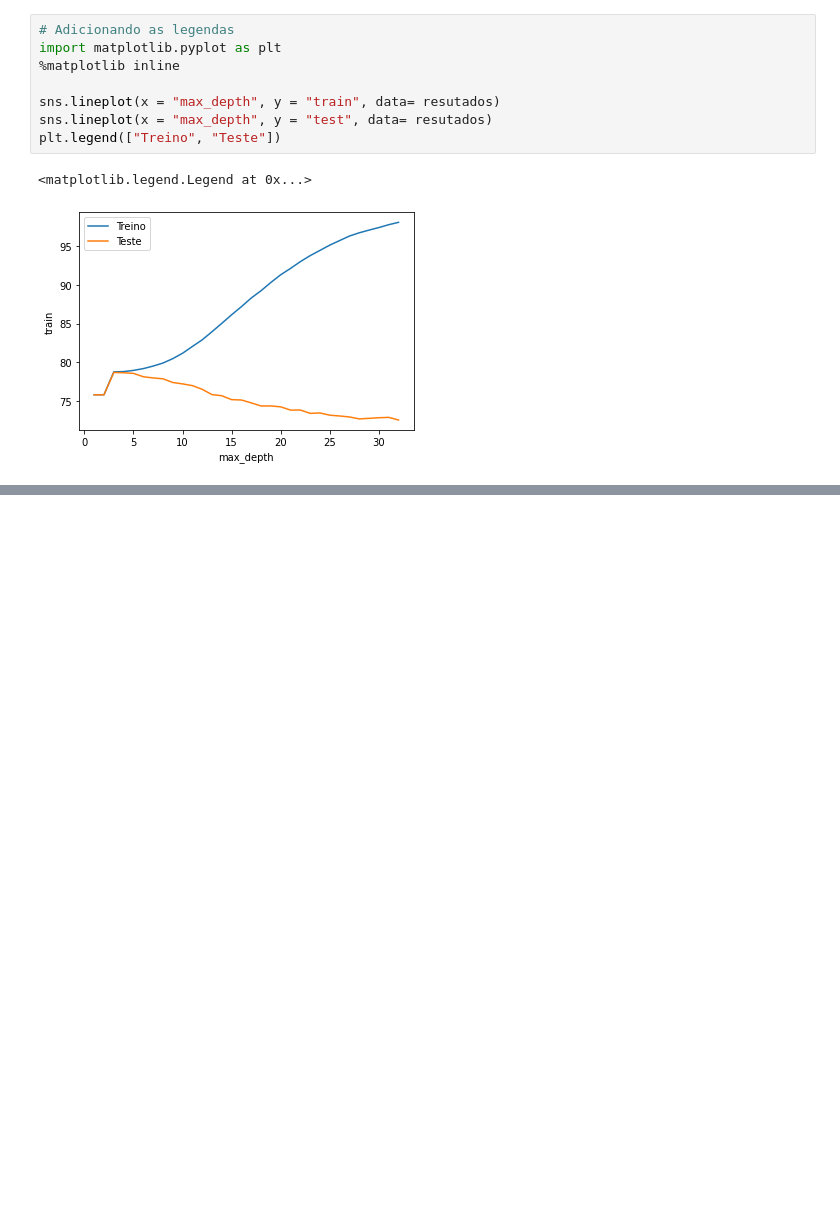
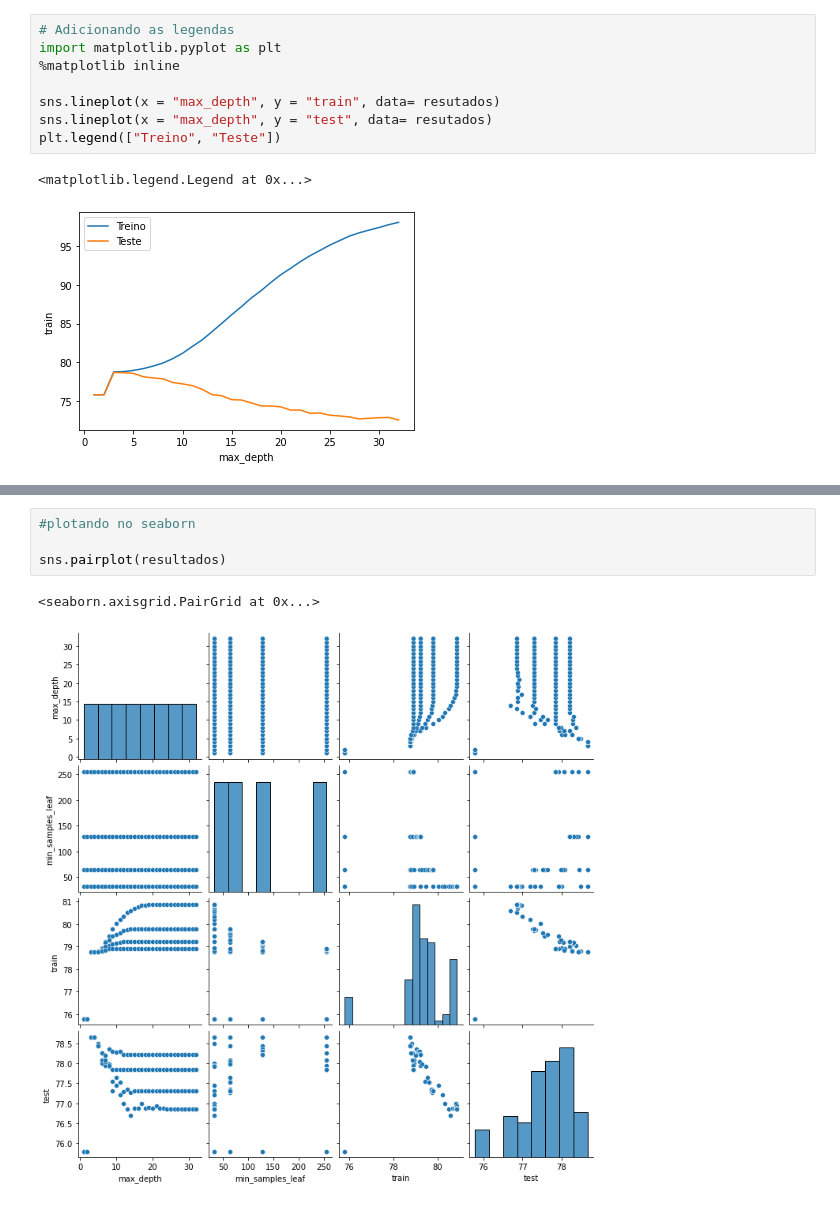
Before and after one commit to Renato-Ribeiroo/Cursos-Python, a Jupyter notebook: Curso Machine Learning/ML_Otimização de modelos atraves de hiperparametros/Otimização dos Modelos de Machine Learning.ipynb, the cells around one changed output, grey strips where cells are left out. Cells and saved outputs as stored; diff of their text form; blank space fills up the shorter version.

```diff
--- a/Curso Machine Learning/ML_Otimização de modelos atraves de hiperparametros/Otimização dos Modelos de Machine Learning.ipynb
+++ b/Curso Machine Learning/ML_Otimização de modelos atraves de hiperparametros/Otimização dos Modelos de Machine Learning.ipynb
@@ -389,0 +501,7 @@ resutados.sort_values("test", ascending=False).head()/
+# %%
+#plotando no seaborn
+
+sns.pairplot(resultados)
+# %% [output]
+<seaborn.axisgrid.PairGrid at 0x...>
+[figure, added]
```
Also changed, not shown: parts of 16 cells of this notebook.
